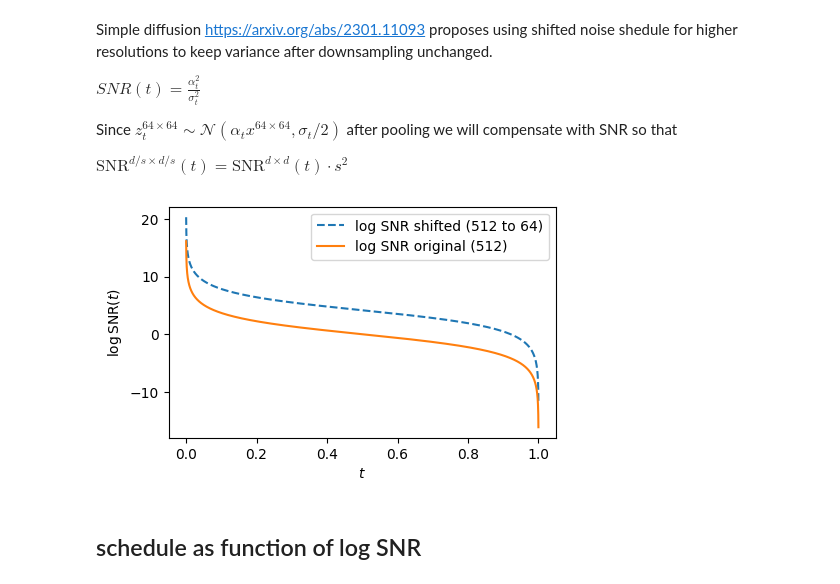
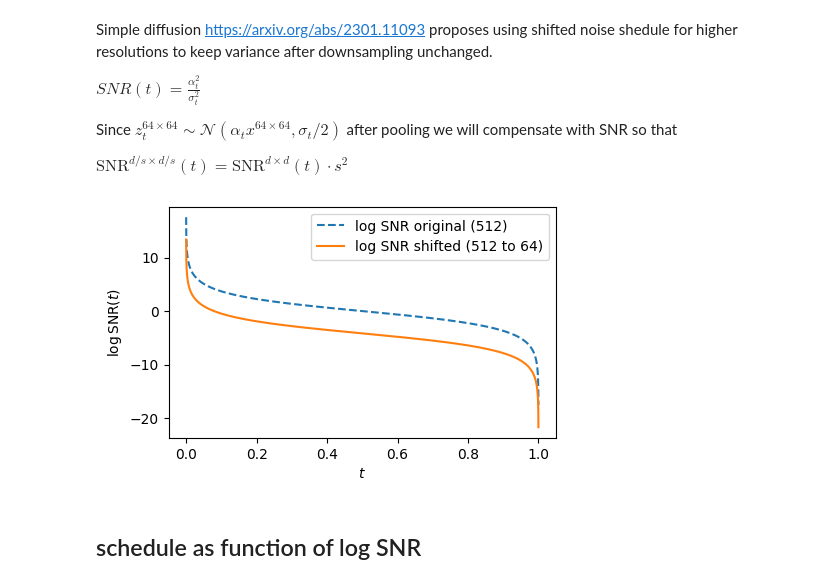
Before and after one commit to ssslakter/py-playground, a Jupyter notebook: matplotlib/1_shifted_schedule.ipynb, the cells around one changed output. Cells and saved outputs as stored; diff of their text form; code cells hidden in the pictures.

Commit message:
added shifted scheduler

```diff
--- a/matplotlib/1_shifted_schedule.ipynb
+++ b/matplotlib/1_shifted_schedule.ipynb
@@ -18,7 +21,7 @@ From VDM
 
 $\displaystyle \text{SNR}(t)=\frac{\alpha^2_t}{\sigma^2_t};\; \log \text{SNR}(t)=2\log \alpha_t-2\log \sigma_t$
 # %%
-t = np.linspace(0,1, 5000)
+t = np.linspace(0,1, 10002)[1:-1]
 alpha = np.cos(t*np.pi/2)
 sigma = np.sin(t*np.pi/2)
 # %%
@@ -43,15 +46,16 @@ Since $z_t^{64\times 64}\sim \mathcal{N}(\alpha_t x^{64\times64},\sigma_t/2)$ af
 
 $\displaystyle \text{SNR}^{d/s\times d/s}(t)=\text{SNR}^{d\times d}(t)\cdot s^2$
 # %%
-s = 8
-log_snr = - 2*np.log(np.tan(t[1:-1]*np.pi/2))
+# for example we define default SNR for 64x64 images, then for 512x512 s = 1/8
+s = 1/8
+log_snr = - 2*np.log(np.tan(t*np.pi/2))
 shifted_log_snr = log_snr + 2*np.log(s)
-plt.plot(t[1:-1],shifted_log_snr, linestyle='--', label="log SNR shifted (512 to 64)")
-plt.plot(t[1:-1],log_snr, label="log SNR original (512)")
+plt.plot(t,log_snr, linestyle='--',  label="log SNR original (512)")
+plt.plot(t,shifted_log_snr,label="log SNR shifted (512 to 64)")
 plt.legend()
 plt.xlabel(r'$t$')
 plt.ylabel(r'$\log \text{SNR}(t)$');
 # %% [output]
-[figure, old version]
+[figure, new version]
 # %% [markdown]
 ## schedule as function of log SNR
```
Also changed, not shown: parts of 8 cells of this notebook.
